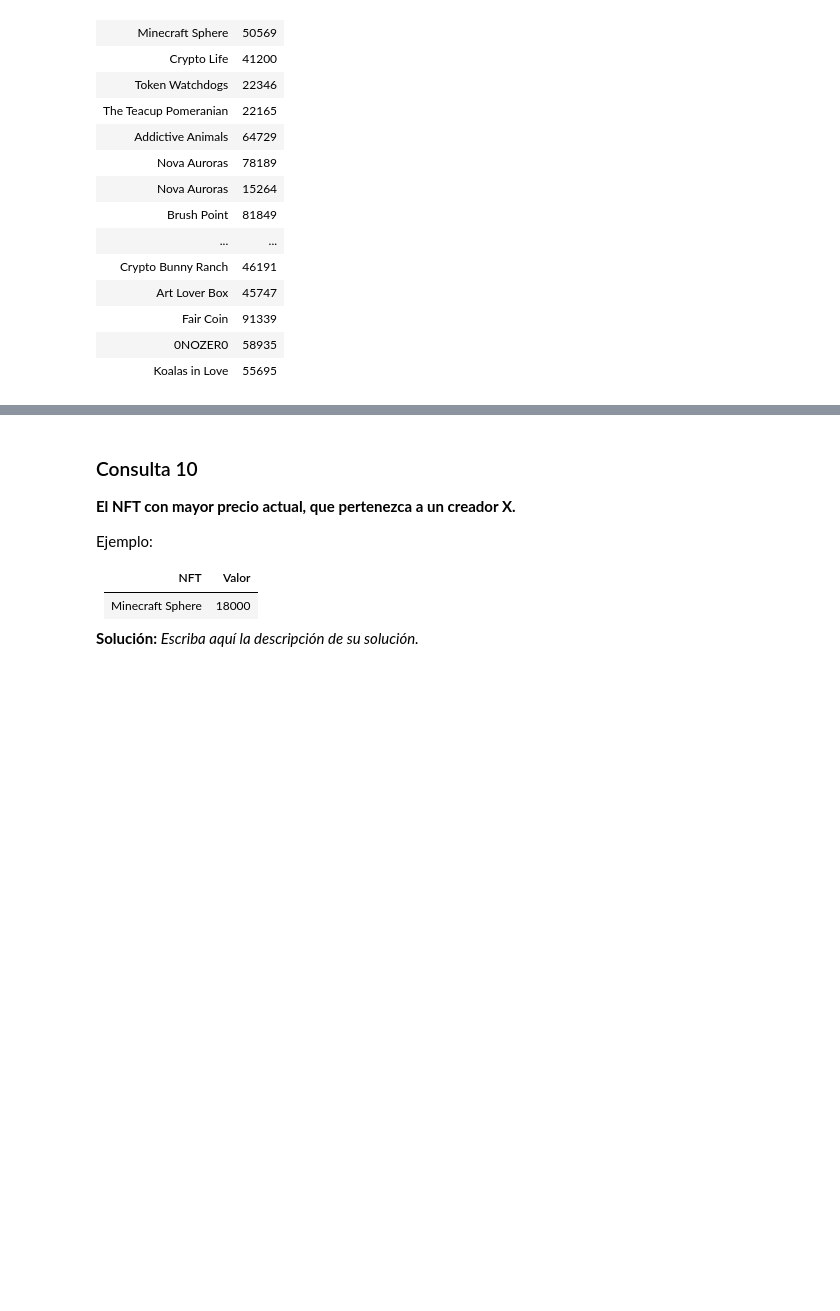
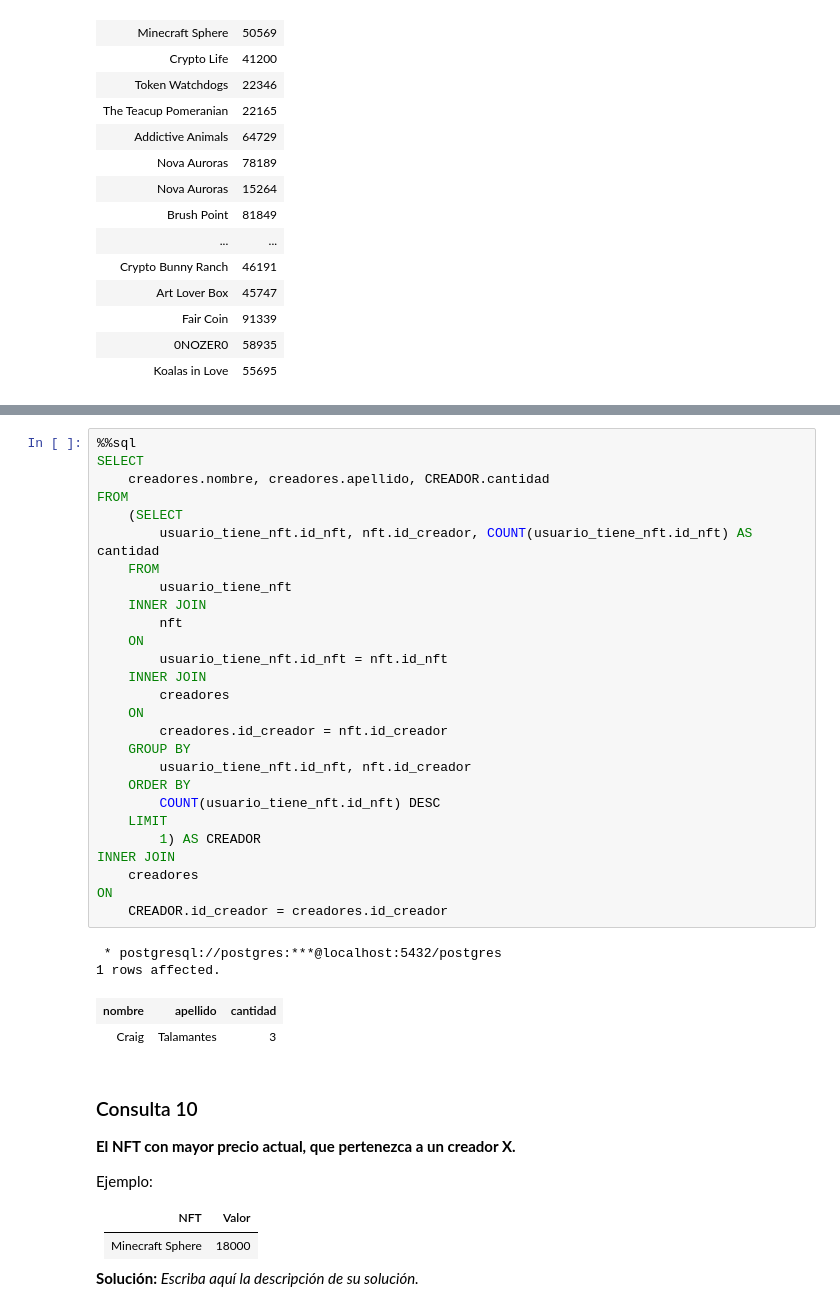
Before and after one commit to iwayato/Tareas-INF239-G08-2022-1, a Jupyter notebook: Tarea_1_Grupo08/Tarea1_Grupo08.ipynb, the cells around one changed output, grey strips where cells are left out. Drawn from its saved outputs; the diff is of its cells as text; blank space fills up the shorter version.

```diff
--- a/Tarea_1_Grupo08/Tarea1_Grupo08.ipynb
+++ b/Tarea_1_Grupo08/Tarea1_Grupo08.ipynb
@@ -598,3 +590,35 @@ WHERE
+# %%
+%%sql
+SELECT
+    creadores.nombre, creadores.apellido, CREADOR.cantidad
+FROM
+    (SELECT
+        usuario_tiene_nft.id_nft, nft.id_creador, COUNT(usuario_tiene_nft.id_nft) AS cantidad
+    FROM
+        usuario_tiene_nft
+    INNER JOIN
+        nft
+    ON
+        usuario_tiene_nft.id_nft = nft.id_nft
+    INNER JOIN
+        creadores
+    ON
+        creadores.id_creador = nft.id_creador
+    GROUP BY
+        usuario_tiene_nft.id_nft, nft.id_creador
+    ORDER BY
+        COUNT(usuario_tiene_nft.id_nft) DESC
+    LIMIT
+        1) AS CREADOR
+INNER JOIN
+    creadores
+ON
+    CREADOR.id_creador = creadores.id_creador
+# %% [output]
+ * postgresql://postgres:***@localhost:5432/postgres
+1 rows affected.
+| nombre | apellido | cantidad |
+| Craig | Talamantes | 3 |
 # %% [markdown]
 ### Consulta 10
 **El NFT con mayor precio actual, que pertenezca a un creador X.**
```
Also changed, not shown: parts of 3 cells of this notebook.
